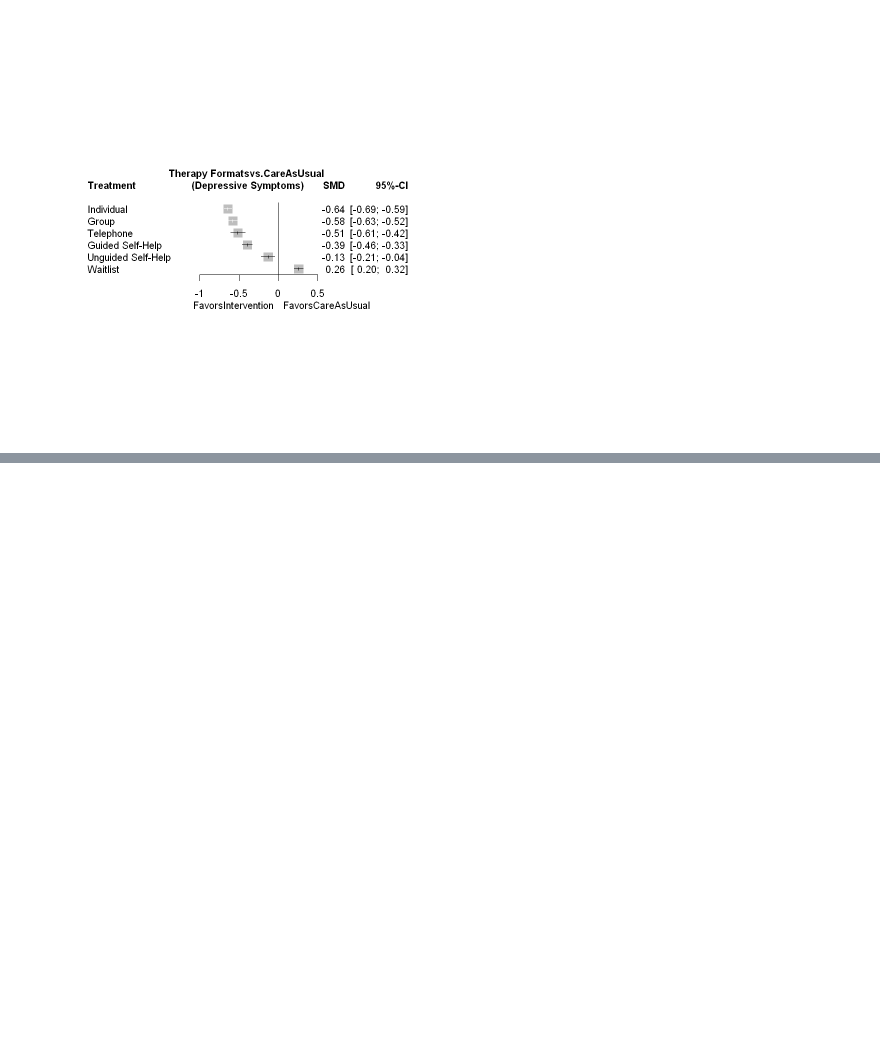
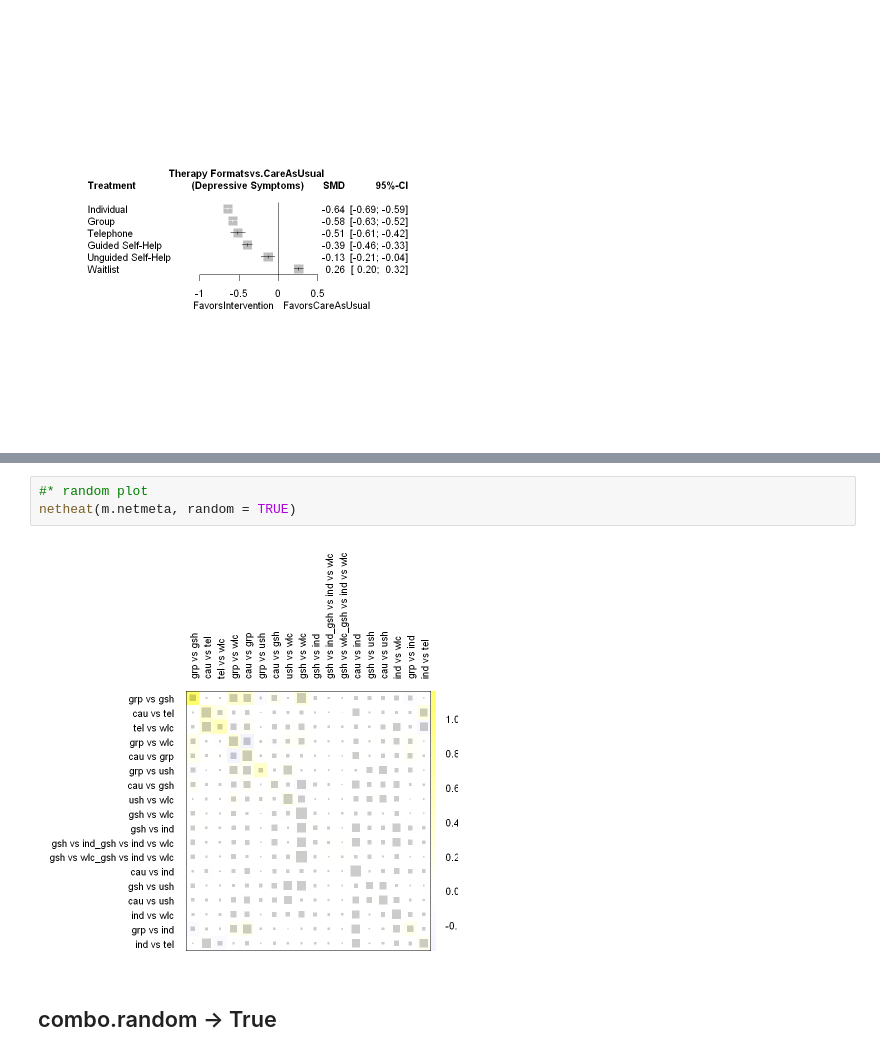
Before and after one commit to lucasdblucas/meta-analysis, a Jupyter notebook: network_meta-analysis.ipynb, the cells around one changed output, grey strips where cells are left out. Drawn from its saved outputs; the diff is of its cells as text; blank space fills up the shorter version.

```diff
--- a/network_meta-analysis.ipynb
+++ b/network_meta-analysis.ipynb
@@ -290,0 +310,7 @@ netheat(m.netmeta)
+# %%
+#* random plot
+netheat(m.netmeta, random = TRUE)
+# %% [output]
+[figure, added]
+# %% [markdown]
+## combo.random -> True
```
Also changed, not shown: parts of 26 cells of this notebook.
